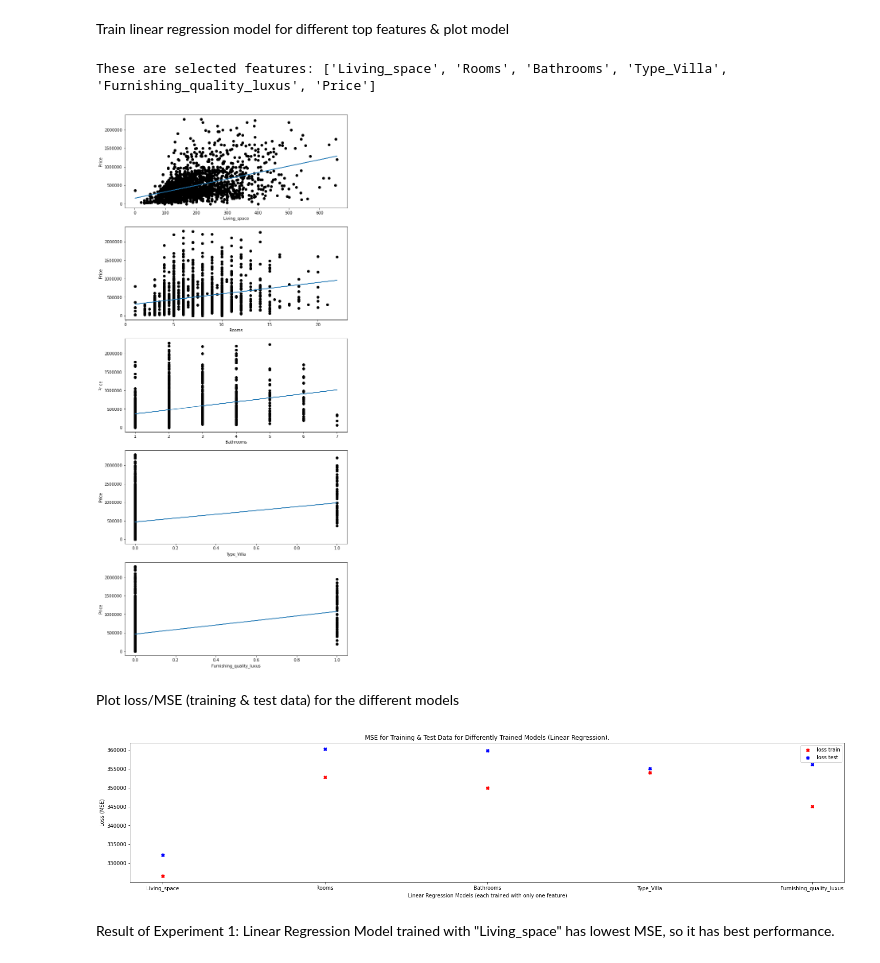
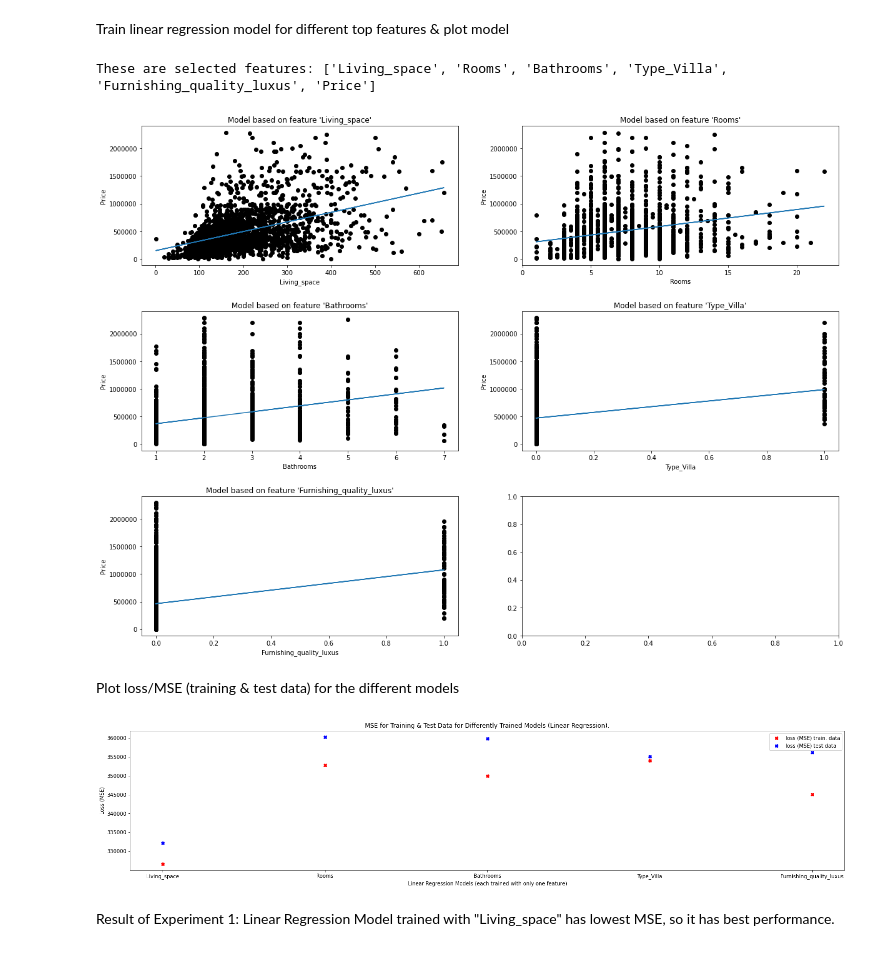
Before and after one commit to heuer-ja/CENG542-Knowledge-Discovery, a Jupyter notebook: germany_house_prices.ipynb, the cells around one changed output. Cells and saved outputs as stored; diff of their text form; code cells hidden in the pictures.

Commit message:
improved plots

```diff
--- a/germany_house_prices.ipynb
+++ b/germany_house_prices.ipynb
@@ -328,43 +328,50 @@ Train linear regression model for different top features & plot model
 list_top_features = get_top_features(df=df_source, min_corr_factor=0.25)
 list_top_features.remove(col_y)
 
 
 list_loss_train = []
 list_loss_test = []
 
-fig, axs = plt.subplots(nrows=len(list_top_features))
-fig.set_figheight(len(list_top_features)*5)
-fig.set_figwidth(10)
+ncols= 2
+nrows= math.ceil(len(list_top_features)/ncols)
+fig, axs = plt.subplots(nrows=nrows, ncols=ncols)
+fig.set_figheight(nrows*5)
+fig.set_figwidth(20)
+fig.subplots_adjust(left=None, bottom=None, right=None, top=None, wspace=None, hspace=0.33)
 
 
 for i, feature in enumerate(list_top_features):
     # create dataframe only with one feature
     df_model = df_source.drop(columns=df_source.columns.difference([feature, col_y]))
 
     # split dataframe into train & test
     X_train, X_test, y_train, y_test = split_df_into_train_test(df=df_model)
 
     # train linear regression model
     model_linear = LinearRegression().fit(X_train, y_train)
 
     # calc loss (MSE) for train & test
     loss_train = calc_loss(model_linear, X_train, y_train)
     loss_test  = calc_loss(model_linear, X_test, y_test)
 
     list_loss_train.append(loss_train)
     list_loss_test.append(loss_test)
 
     # plot
     y_pred = model_linear.predict(X_test)
-    axs[i].ticklabel_format(useOffset=False)
-    axs[i].scatter(X_test, y_test, color="black")
-    axs[i].plot(X_test, y_pred)
-    axs[i].ticklabel_format(style='plain')
-    axs[i].set_xlabel(f'{feature}')
-    axs[i].set_ylabel(f'{col_y}')
+    i_row = math.floor(i/2)
+    i_col = i%2
+
+    axs[i_row][i_col].ticklabel_format(useOffset=False)
+    axs[i_row][i_col].scatter(X_test, y_test, color="black")
+    axs[i_row][i_col].plot(X_test, y_pred)
+    axs[i_row][i_col].ticklabel_format(style='plain')
+    axs[i_row][i_col].set_title(f"Model based on feature '{feature}'")
+    axs[i_row][i_col].set_xlabel(f'{feature}')
+    axs[i_row][i_col].set_ylabel(f'{col_y}')
 # %% [output]
 These are selected features: ['Living_space', 'Rooms', 'Bathrooms', 'Type_Villa', 'Furnishing_quality_luxus', 'Price']
-[figure, old version]
+[figure, new version]
 # %% [markdown]
 Plot loss/MSE (training & test data) for the different models
 # %%
@@ -379,7 +386,7 @@ ax.set_xlabel("Linear Regression Models (each trained with only one feature)")
 ax.set_ylabel("Loss (MSE)")
 plt.show()
 # %% [output]
-[figure, old version]
+[figure, new version]
 # %% [markdown]
 Result of Experiment 1: Linear Regression Model trained with "Living_space" has lowest MSE, so it has best performance.
 # %% [markdown]
```
Also changed, not shown: parts of 1 cell of this notebook, 1 other file.
